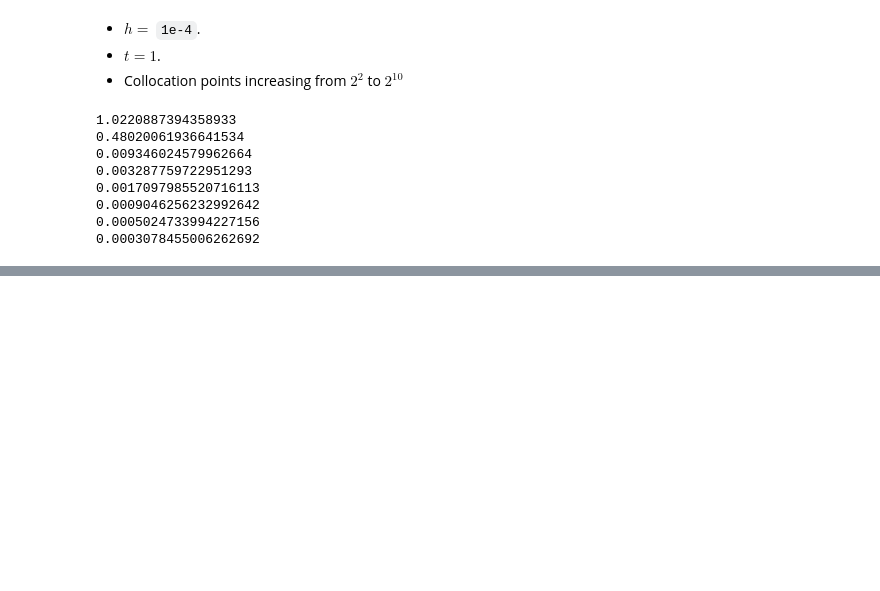
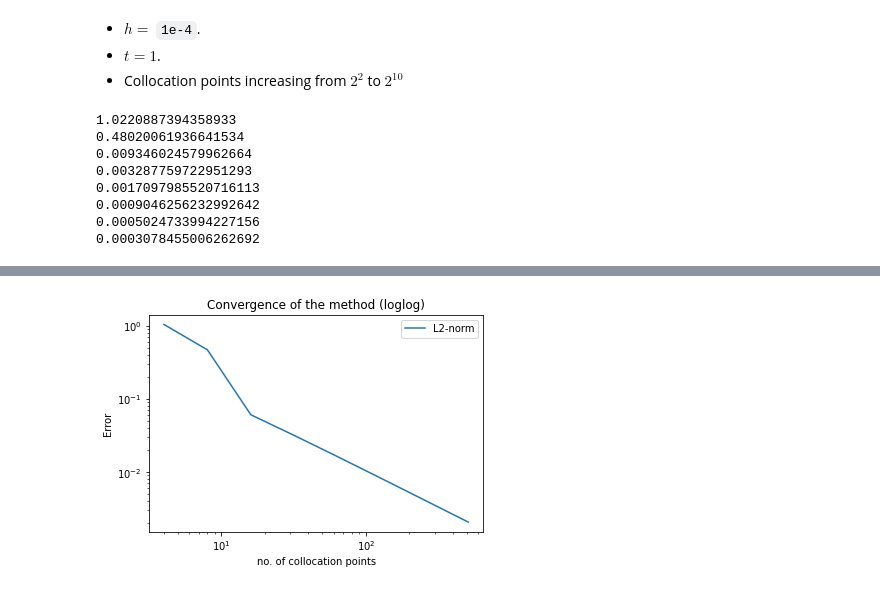
Before and after one commit to jfelipeosorio/kinetick, a Jupyter notebook: pdes/transport1d_cf.ipynb, the cells around one changed output, grey strips where cells are left out. Cells and saved outputs as stored; diff of their text form; code cells hidden in the pictures; blank space fills up the shorter version.

```diff
--- a/pdes/transport1d_cf.ipynb
+++ b/pdes/transport1d_cf.ipynb
@@ -269,8 +381,8 @@ plt.show()
 - $t = 1$.
 - Collocation points increasing from $2^{2}$ to $2^{10}$
 # %%
-# Experiment 2 - L2-norms
-L2_norms = []
+# Experiment 4 - L2-norms
+L2_norms_4 = []
 xrange = 2**np.arange(2,10)
 for n in range(2,10):
     # X_full
@@ -310,11 +422,11 @@ for n in range(2,10):
 
 
     # u_true
-    u_true = transport_sol(Xfull, t, c)
+    u_true = transport_sol(Xfull , t, c)
     # Difference
     f = np.abs(u_next - u_true)**2
     # Append L2 norm per iteration
-    L2_norms.append(trap(f,delta))
+    L2_norms_4.append(trap(f,delta))
     # Print L2 norm per iteration
     print(trap(f,delta))
 # %% [output]
@@ -338,0 +539,10 @@ plt.show()
+# %%
+# Experiment 5 - Convergence plot
+plt.loglog(xrange,L2_norms_5,label = 'L2-norm')
+plt.xlabel('no. of collocation points')
+plt.ylabel('Error')
+plt.legend()
+plt.title('Convergence of the method (loglog)')
+plt.show()
+# %% [output]
+[figure, added]
```
Also changed, not shown: parts of 14 cells of this notebook.
